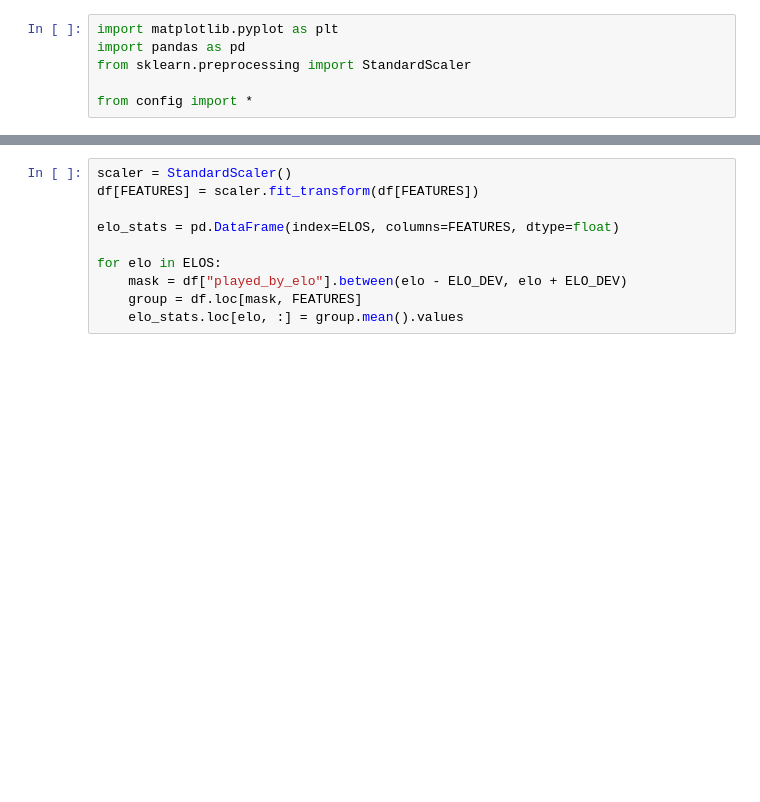
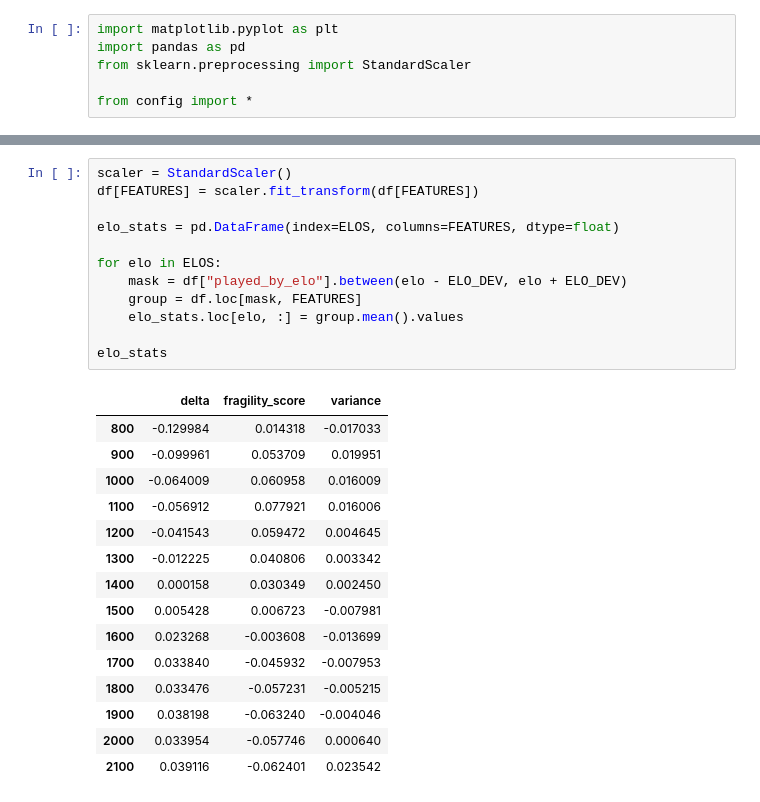
Before and after one commit to croco22/chess, a Jupyter notebook: pipeline/p4_plot_means.ipynb, the cells around one changed output, grey strips where cells are left out. Drawn from its saved outputs; the diff is of its cells as text; blank space fills up the shorter version.

```diff
--- a/pipeline/p4_plot_means.ipynb
+++ b/pipeline/p4_plot_means.ipynb
@@ -17,13 +17,31 @@ df.tail()
 # %%
 scaler = StandardScaler()
 df[FEATURES] = scaler.fit_transform(df[FEATURES])
 
 elo_stats = pd.DataFrame(index=ELOS, columns=FEATURES, dtype=float)
 
 for elo in ELOS:
     mask = df["played_by_elo"].between(elo - ELO_DEV, elo + ELO_DEV)
     group = df.loc[mask, FEATURES]
     elo_stats.loc[elo, :] = group.mean().values
+
+elo_stats
+# %% [output]
+|  | delta | fragility_score | variance |
+| 800 | -0.129984 | 0.014318 | -0.017033 |
+| 900 | -0.099961 | 0.053709 | 0.019951 |
+| 1000 | -0.064009 | 0.060958 | 0.016009 |
+| 1100 | -0.056912 | 0.077921 | 0.016006 |
+| 1200 | -0.041543 | 0.059472 | 0.004645 |
+| 1300 | -0.012225 | 0.040806 | 0.003342 |
+| 1400 | 0.000158 | 0.030349 | 0.002450 |
+| 1500 | 0.005428 | 0.006723 | -0.007981 |
+| 1600 | 0.023268 | -0.003608 | -0.013699 |
+| 1700 | 0.033840 | -0.045932 | -0.007953 |
+| 1800 | 0.033476 | -0.057231 | -0.005215 |
+| 1900 | 0.038198 | -0.063240 | -0.004046 |
+| 2000 | 0.033954 | -0.057746 | 0.000640 |
+| 2100 | 0.039116 | -0.062401 | 0.023542 |
 # %%
 fig, ax = plt.subplots(figsize=(10, 6))
 ax.set_facecolor("white")
```
Also changed, not shown: parts of 2 cells of this notebook, 5 other files.
